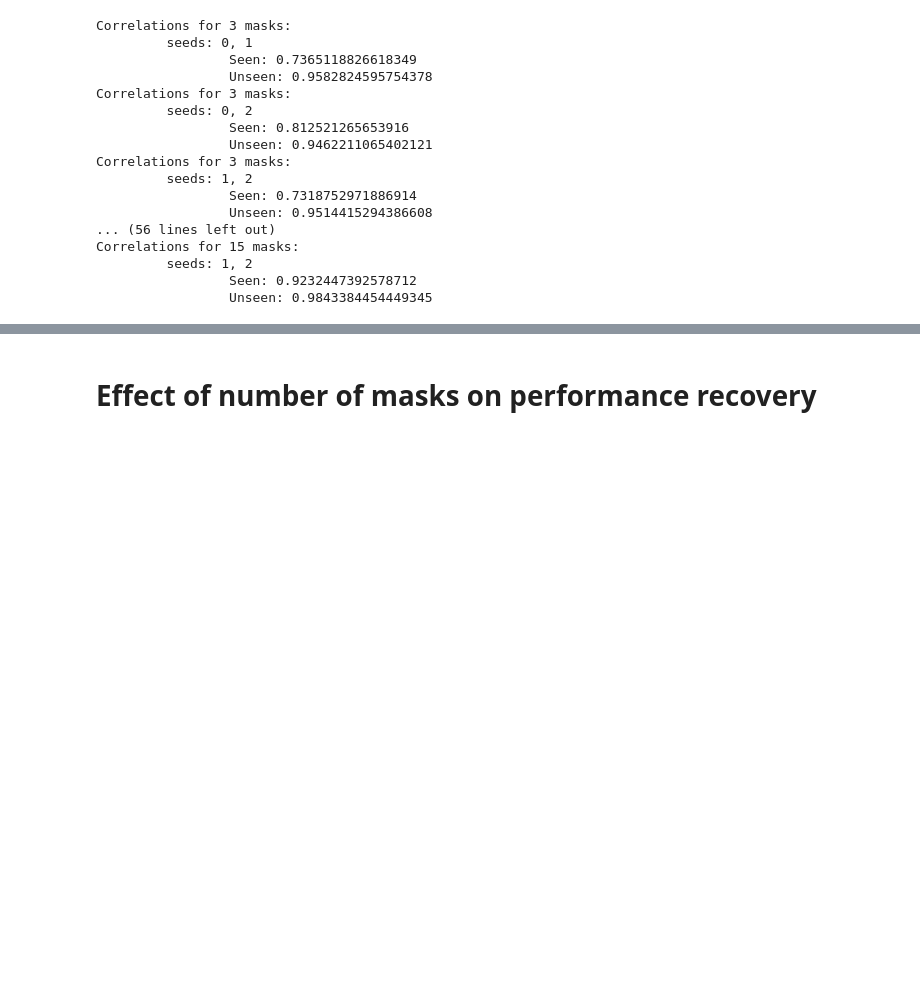
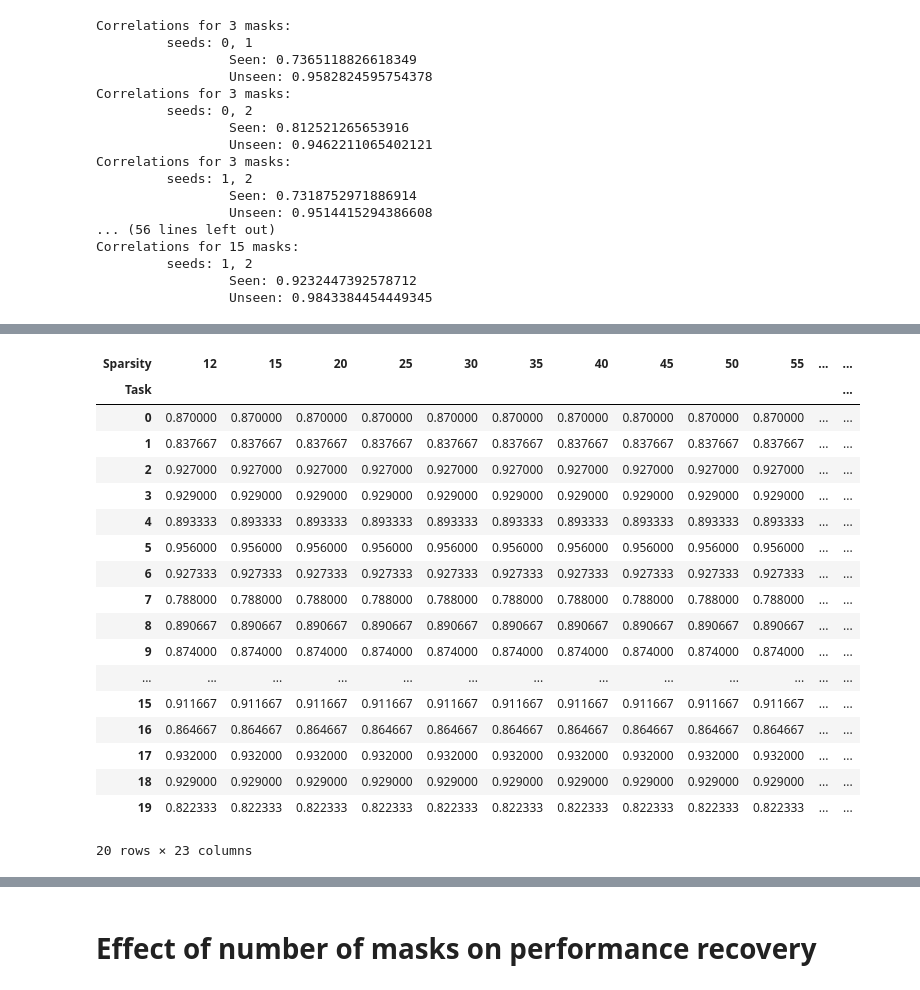
Before and after one commit to dhrupadb/supsup, a Jupyter notebook: notebooks/Experiments Analysis Multi Seed.ipynb, the cells around one changed output, grey strips where cells are left out. Saved outputs shown, nothing was run; the diff lists cells and outputs as text; code cells hidden in the pictures; blank space fills up the shorter version.

```diff
--- a/notebooks/Experiments Analysis Multi Seed.ipynb
+++ b/notebooks/Experiments Analysis Multi Seed.ipynb
@@ -411,0 +426,22 @@ swtnorm_comp.style.background_gradient(cm)
+# %%
+res_wtnorm
+# %% [output]
+| Sparsity | 12 | 15 | 20 | 25 | 30 | 35 | 40 | 45 | 50 | 55 | ... | ... |
+| Task |  |  |  |  |  |  |  |  |  |  |  | ... |
+| 0 | 0.870000 | 0.870000 | 0.870000 | 0.870000 | 0.870000 | 0.870000 | 0.870000 | 0.870000 | 0.870000 | 0.870000 | ... | ... |
+| 1 | 0.837667 | 0.837667 | 0.837667 | 0.837667 | 0.837667 | 0.837667 | 0.837667 | 0.837667 | 0.837667 | 0.837667 | ... | ... |
+| 2 | 0.927000 | 0.927000 | 0.927000 | 0.927000 | 0.927000 | 0.927000 | 0.927000 | 0.927000 | 0.927000 | 0.927000 | ... | ... |
+| 3 | 0.929000 | 0.929000 | 0.929000 | 0.929000 | 0.929000 | 0.929000 | 0.929000 | 0.929000 | 0.929000 | 0.929000 | ... | ... |
+| 4 | 0.893333 | 0.893333 | 0.893333 | 0.893333 | 0.893333 | 0.893333 | 0.893333 | 0.893333 | 0.893333 | 0.893333 | ... | ... |
+| 5 | 0.956000 | 0.956000 | 0.956000 | 0.956000 | 0.956000 | 0.956000 | 0.956000 | 0.956000 | 0.956000 | 0.956000 | ... | ... |
+| 6 | 0.927333 | 0.927333 | 0.927333 | 0.927333 | 0.927333 | 0.927333 | 0.927333 | 0.927333 | 0.927333 | 0.927333 | ... | ... |
+| 7 | 0.788000 | 0.788000 | 0.788000 | 0.788000 | 0.788000 | 0.788000 | 0.788000 | 0.788000 | 0.788000 | 0.788000 | ... | ... |
+| 8 | 0.890667 | 0.890667 | 0.890667 | 0.890667 | 0.890667 | 0.890667 | 0.890667 | 0.890667 | 0.890667 | 0.890667 | ... | ... |
+| 9 | 0.874000 | 0.874000 | 0.874000 | 0.874000 | 0.874000 | 0.874000 | 0.874000 | 0.874000 | 0.874000 | 0.874000 | ... | ... |
+| ... | ... | ... | ... | ... | ... | ... | ... | ... | ... | ... | ... | ... |
+| 15 | 0.911667 | 0.911667 | 0.911667 | 0.911667 | 0.911667 | 0.911667 | 0.911667 | 0.911667 | 0.911667 | 0.911667 | ... | ... |
+| 16 | 0.864667 | 0.864667 | 0.864667 | 0.864667 | 0.864667 | 0.864667 | 0.864667 | 0.864667 | 0.864667 | 0.864667 | ... | ... |
+| 17 | 0.932000 | 0.932000 | 0.932000 | 0.932000 | 0.932000 | 0.932000 | 0.932000 | 0.932000 | 0.932000 | 0.932000 | ... | ... |
+| 18 | 0.929000 | 0.929000 | 0.929000 | 0.929000 | 0.929000 | 0.929000 | 0.929000 | 0.929000 | 0.929000 | 0.929000 | ... | ... |
+| 19 | 0.822333 | 0.822333 | 0.822333 | 0.822333 | 0.822333 | 0.822333 | 0.822333 | 0.822333 | 0.822333 | 0.822333 | ... | ... |
+20 rows × 23 columns
```
Also changed, not shown: parts of 36 cells of this notebook.
